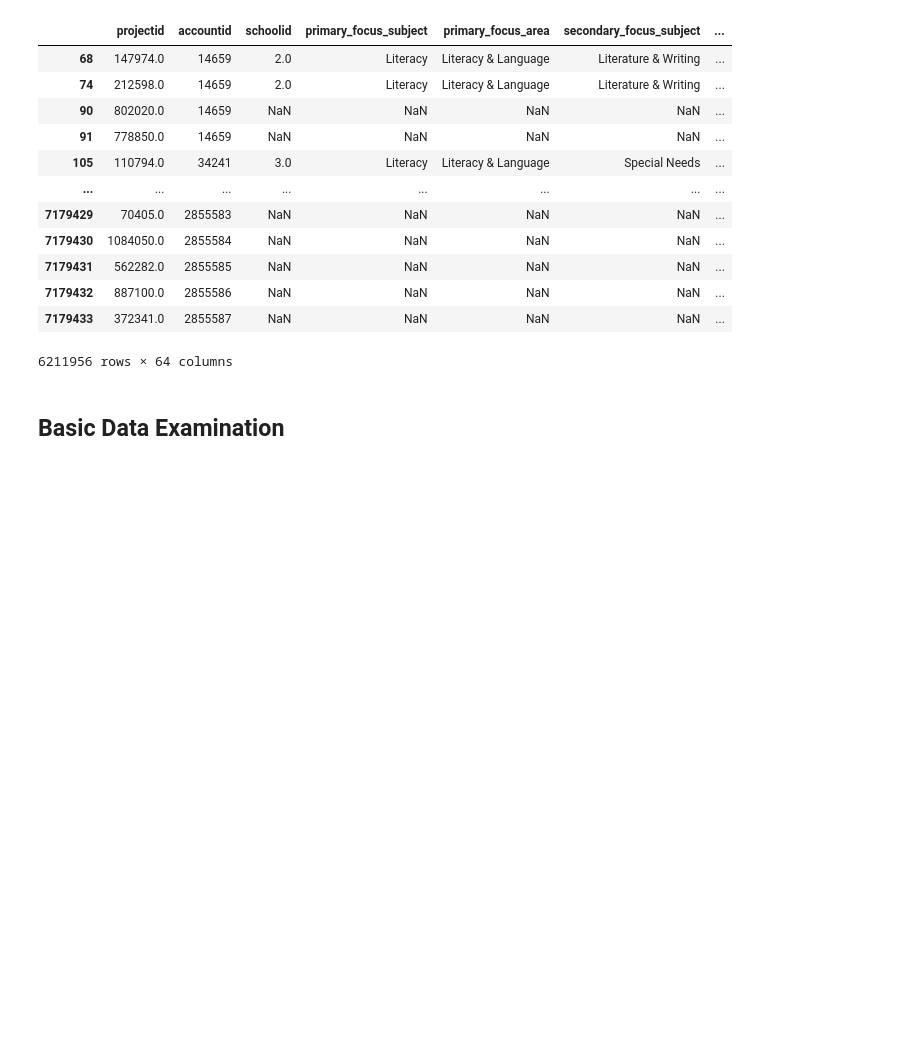
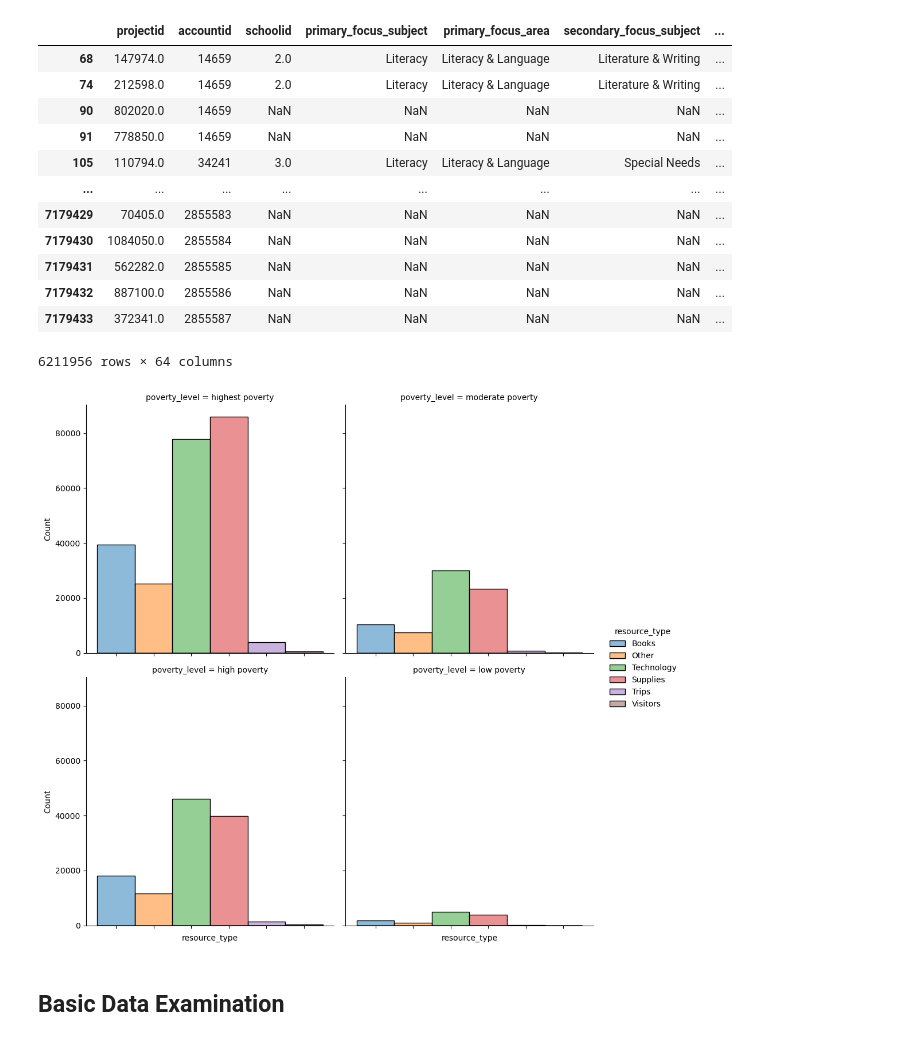
Before and after one commit to wallychang88/pythonforbusiness, a Jupyter notebook: Project_starterFile.ipynb, the cells around one changed output. Saved outputs shown, nothing was run; the diff lists cells and outputs as text; code cells hidden in the pictures; blank space fills up the shorter version.

```diff
--- a/Project_starterFile.ipynb
+++ b/Project_starterFile.ipynb
@@ -54,6 +54,14 @@ combined_df
 | 7179432 | 887100.0 | 2855586 | NaN | NaN | NaN | NaN | ... |
 | 7179433 | 372341.0 | 2855587 | NaN | NaN | NaN | NaN | ... |
 6211956 rows × 64 columns
+# %%
+g = sns.displot(data=combined_df, x='resource_type', col='poverty_level', hue='resource_type', col_wrap=2)
+for ax in g.axes.flat:
+    ax.set_xticklabels(ax.get_xticklabels(), rotation=45)
+
+plt.show()
+# %% [output]
+[figure, added]
 # %% [markdown]
 ## Basic Data Examination
 # %% [markdown]
```
Also changed, not shown: parts of 5 cells of this notebook.
